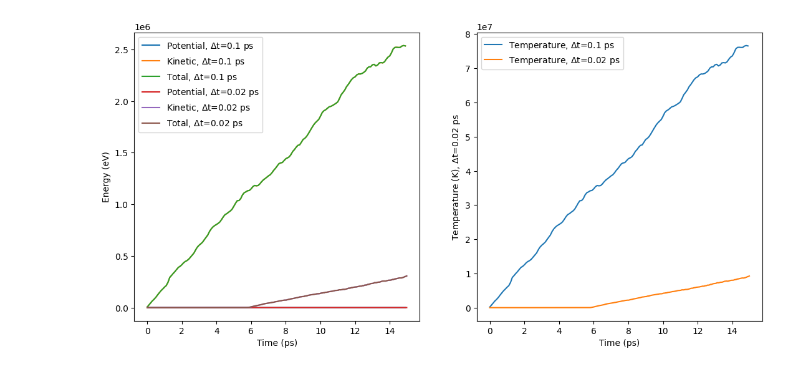
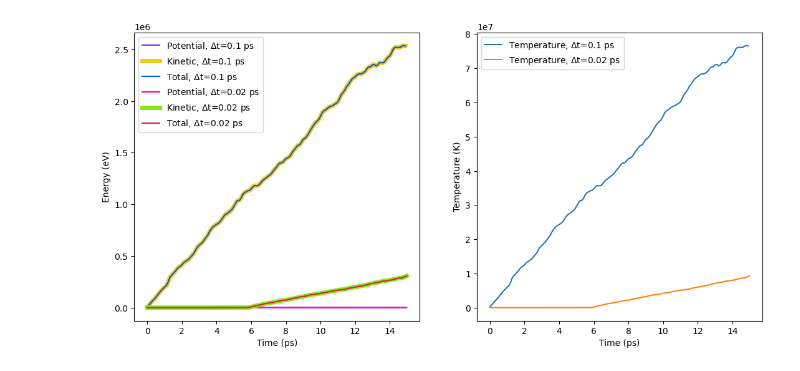
Before and after one commit to gujoh/compfys-h1b, a Jupyter notebook: plotting/task2.ipynb, the cells around one changed output. Cells and saved outputs as stored; diff of their text form; code cells hidden in the pictures.

Commit message:
Cleraer plots

```diff
--- a/plotting/task2.ipynb
+++ b/plotting/task2.ipynb
@@ -39,19 +43,20 @@ for data, dt in zip(datas, dts):
 # %%
+color_iterator = iter(['#8931EF', '#F2CA19', '#0057E9', '#FF00BD', '#87E911', '#E11845'])
 fig, ax = plt.subplots(ncols=2, figsize=(13, 6))
 datas2 = [data01, data2001]
 dts2 = [0.1, 0.02]
 for data, dt in zip(datas2, dts2):
     t = np.arange(0, data.shape[0]) * dt
-    ax[0].plot(t, data[:, 0], label=f"Potential, $\Delta$t={dt} ps")
-    ax[0].plot(t, data[:, 1], label=f"Kinetic, $\Delta$t={dt} ps")
-    ax[0].plot(t, data[:, 0] + data[:, 1], label=f"Total, $\Delta$t={dt} ps")
+    ax[0].plot(t, data[:, 0], label=f"Potential, $\Delta$t={dt} ps", color=next(color_iterator))
+    ax[0].plot(t, data[:, 1], label=f"Kinetic, $\Delta$t={dt} ps", linewidth = 5, color=next(color_iterator))
+    ax[0].plot(t, data[:, 0] + data[:, 1], label=f"Total, $\Delta$t={dt} ps", color=next(color_iterator))
     ax[0].set_xlabel("Time (ps)")
     ax[0].set_ylabel("Energy (eV)")
     ax[1].plot(t, data[:, 2], label=f"Temperature, $\Delta$t={dt} ps")
     ax[1].set_xlabel("Time (ps)")
-    ax[1].set_ylabel(f"Temperature (K), $\Delta$t={dt} ps")
+    ax[1].set_ylabel(f"Temperature (K)")
 ax[0].legend()
 ax[1].legend()
 plt.show()
 # %% [output]
-[figure, old version]
+[figure, new version]
```
Also changed, not shown: parts of 2 cells of this notebook.
